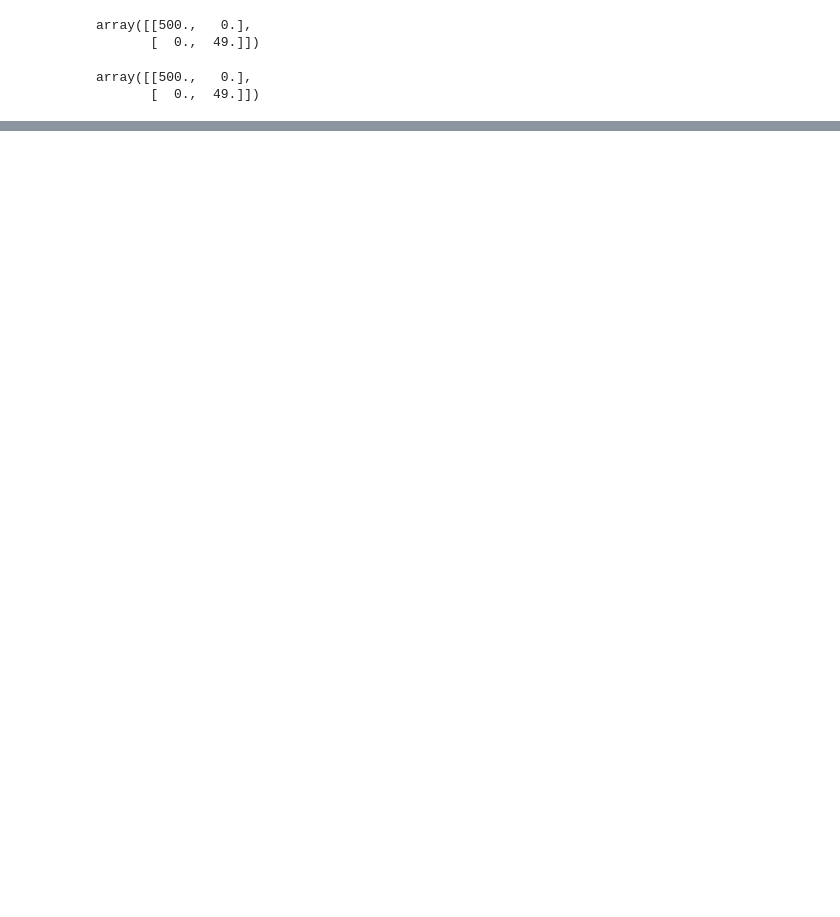
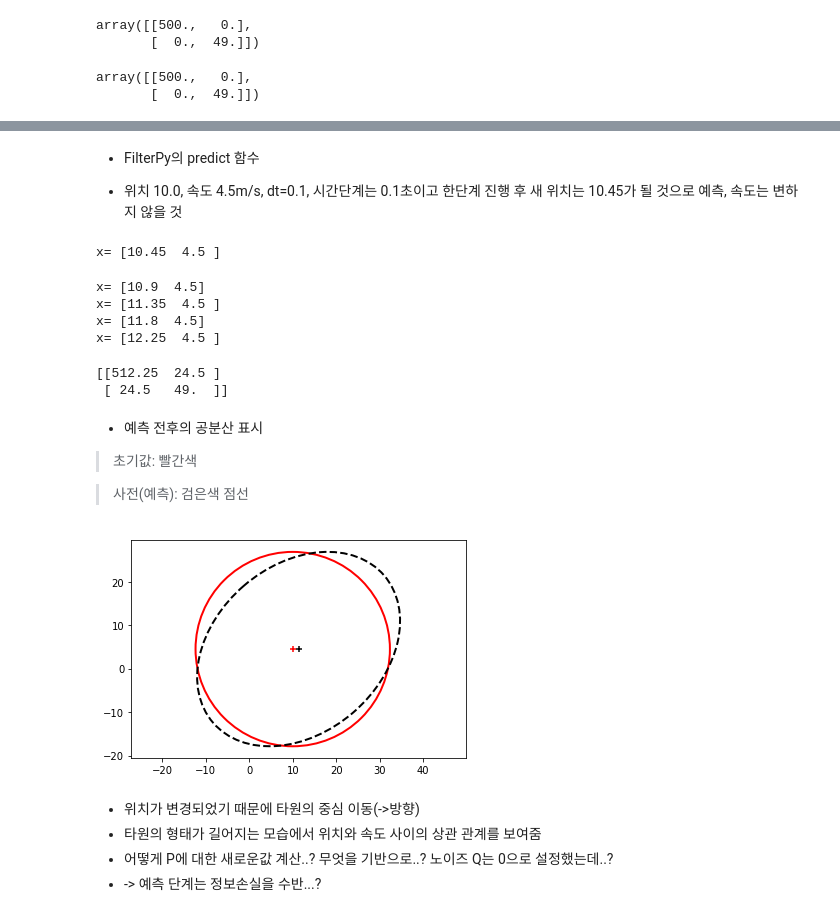
Before and after one commit to jjoooyi/python-kalman, a Jupyter notebook: 06-Multivariate-Kalman-Filter.ipynb, the cells around one changed output, grey strips where cells are left out. Drawn from its saved outputs; the diff is of its cells as text; code cells hidden in the pictures; blank space fills up the shorter version.

Commit message:
Study KalmanFilter ~ predict(), 210420

```diff
--- a/06-Multivariate-Kalman-Filter.ipynb
+++ b/06-Multivariate-Kalman-Filter.ipynb
@@ -129,0 +162,55 @@ def predect(pos, movement):
+# %% [markdown]
+* FilterPy의 predict 함수
+- 위치 10.0, 속도 4.5m/s, dt=0.1, 시간단계는 0.1초이고 한단계 진행 후 새 위치는 10.45가 될 것으로 예측, 속도는 변하지 않을 것
+# %%
+from filterpy.kalman import predict
+
+x = np.array([10.0, 4.5])
+P = np.diag([500, 49]) # 공분산
+F = np.array([[1, dt], [0, 1]])
+
+# Q 는 프로세스 노이즈
+x, P = predict(x=x, P=P, F=F, Q=0)
+print('x=', x)
+# %% [output]
+x= [10.45  4.5 ]
+# %%
+# predict()함수 여러번 호출, 각 단계에 대한 업데이트
+for _ in range(4):
+  x, P = predict(x=x, P=P, F=F, Q=0)
+  print('x=', x)
+# %% [output]
+x= [10.9  4.5]
+x= [11.35  4.5 ]
+x= [11.8  4.5]
+x= [12.25  4.5 ]
+# %%
+# 5번째 예측한 뒤의 P, 공분산 -> 측정없이 예측 단계를 5번 수행하여 불확실성이 더 커졌음(대각 원소인 위치 분산값이 더 커짐)
+print(P)
+# %% [output]
+[[512.25  24.5 ]
+ [ 24.5   49.  ]]
+# %% [markdown]
+* 예측 전후의 공분산 표시
+
+> 초기값: 빨간색
+
+> 사전(예측): 검은색 점선
+# %%
+from filterpy.stats import plot_covariance_ellipse
+
+dt = 0.3
+F = np.array([[1, dt], [0, 1]])
+x = np.array([10.0, 4.5])
+P = np.diag([500, 500])
+plot_covariance_ellipse(x, P, edgecolor='r')
+
+x, P = predict(x, P, F, Q=0)
+plot_covariance_ellipse(x, P, edgecolor='k', ls='dashed')
+# %% [output]
+[figure, added]
+# %% [markdown]
+* 위치가 변경되었기 때문에 타원의 중심 이동(->방향)
+* 타원의 형태가 길어지는 모습에서 위치와 속도 사이의 상관 관계를 보여줌
+* 어떻게 P에 대한 새로운값 계산..? 무엇을 기반으로..? 노이즈 Q는 0으로 설정했는데..?
+* -> 예측 단계는 정보손실을 수반...?
```
Also changed, not shown: parts of 17 cells of this notebook.
